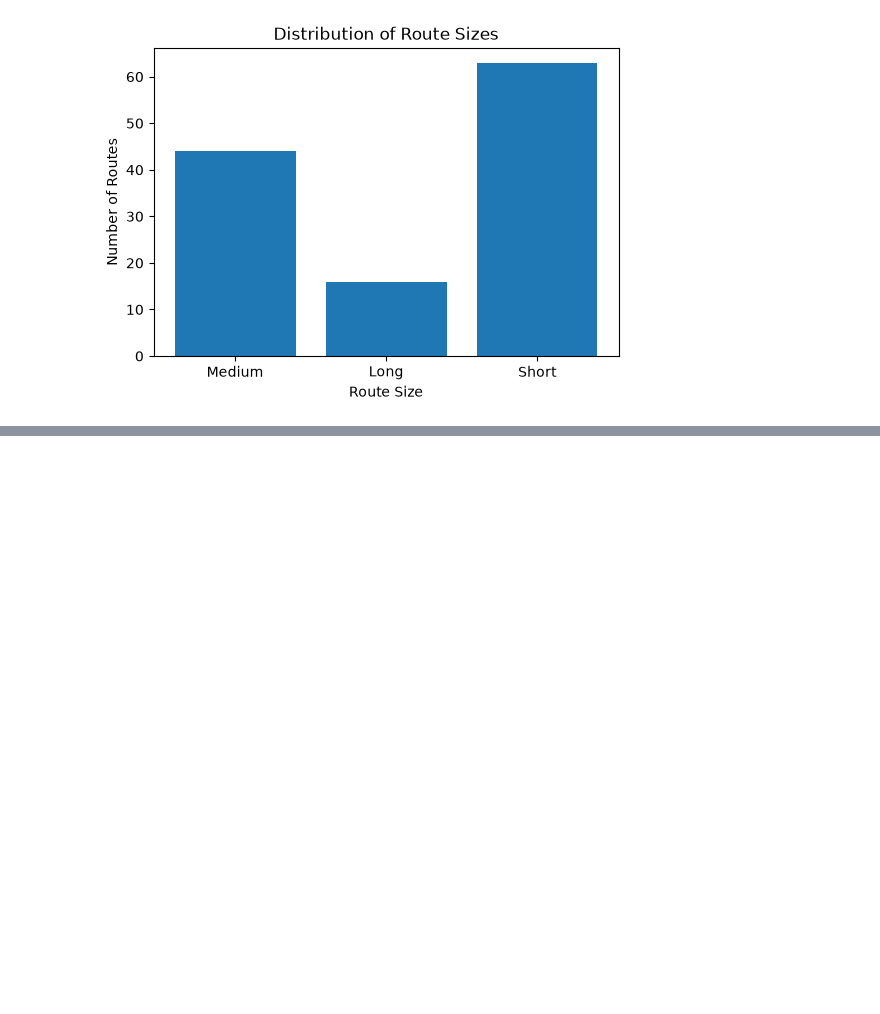
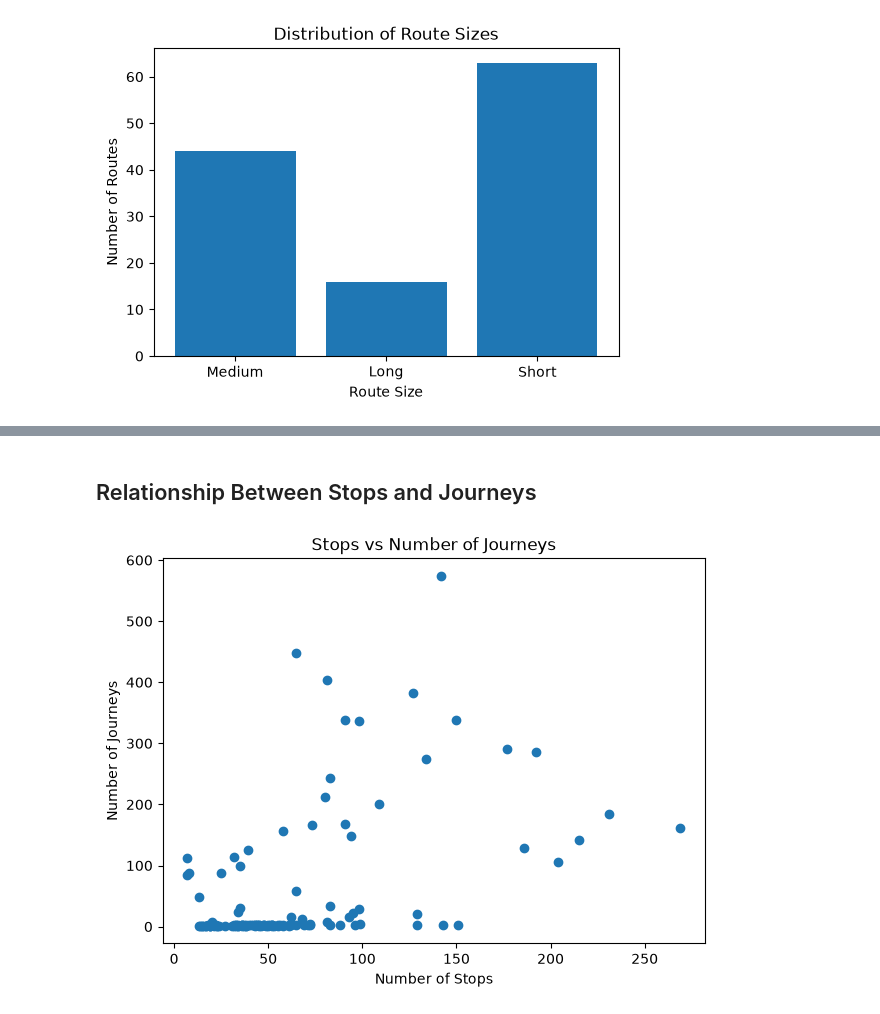
Before and after one commit to uvica/Big_Data_Project, a Jupyter notebook: notebooks/03_eda.ipynb, the cells around one changed output, grey strips where cells are left out. Cells and saved outputs as stored; diff of their text form; code cells hidden in the pictures; blank space fills up the shorter version.

```diff
--- a/notebooks/03_eda.ipynb
+++ b/notebooks/03_eda.ipynb
@@ -145,0 +174,19 @@ plt.show()
+# %% [markdown]
+## Relationship Between Stops and Journeys
+# %%
+plot_df = df.select(
+    "number_of_stops",
+    "number_of_journeys"
+).toPandas()
+
+plt.figure(figsize=(7,5))
+plt.scatter(
+    plot_df["number_of_stops"],
+    plot_df["number_of_journeys"]
+)
+plt.title("Stops vs Number of Journeys")
+plt.xlabel("Number of Stops")
+plt.ylabel("Number of Journeys")
+plt.show()
+# %% [output]
+[figure, added]
```
Also changed, not shown: parts of 5 cells of this notebook.
